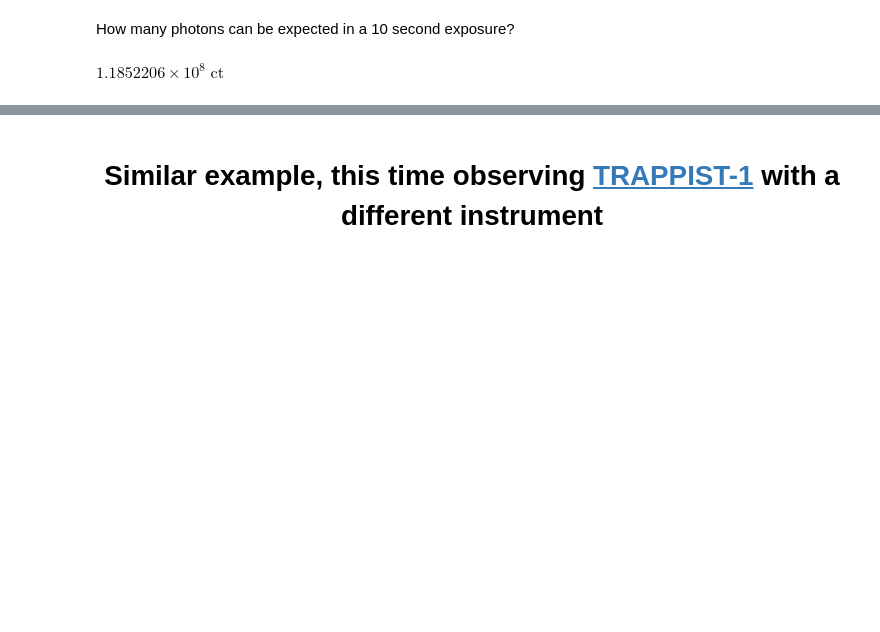
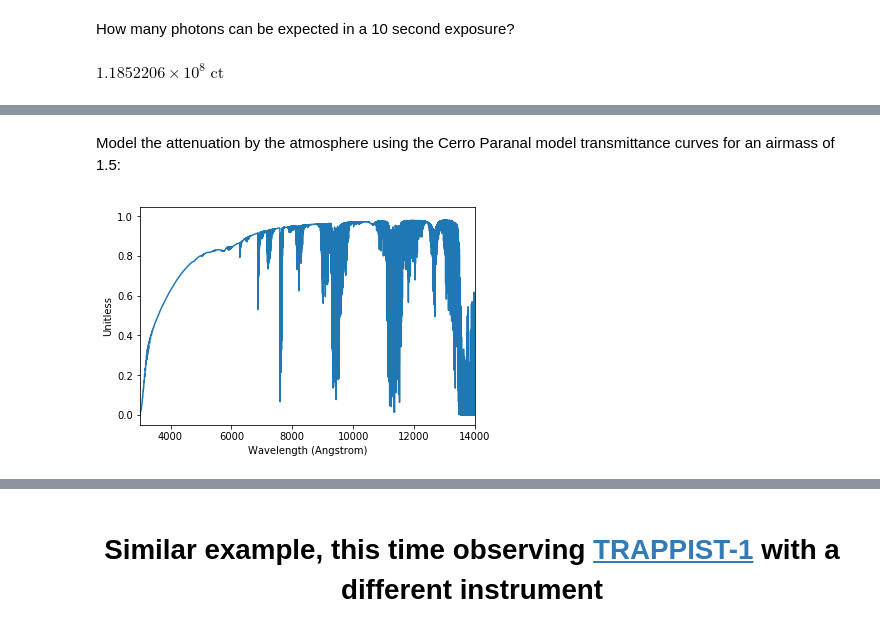
Before and after one commit to spacetelescope/synphot_refactor, a Jupyter notebook: tutorials/observing_examples.ipynb, the cells around one changed output, grey strips where cells are left out. Drawn from its saved outputs; the diff is of its cells as text; code cells hidden in the pictures; blank space fills up the shorter version.

```diff
--- a/tutorials/observing_examples.ipynb
+++ b/tutorials/observing_examples.ipynb
@@ -83,0 +85,7 @@ plt.show()
+# %% [markdown]
+Model the attenuation by the atmosphere using the Cerro Paranal model transmittance curves for an airmass of 1.5:
+# %%
+atmos = SpectralElement.from_file('CerroParanal-atmosx1.5.txt', wave_unit="nm")
+atmos.plot(left=3000, right=14000)
+# %% [output]
+[figure, added]
```
Also changed, not shown: parts of 7 cells of this notebook, 1 other file.
